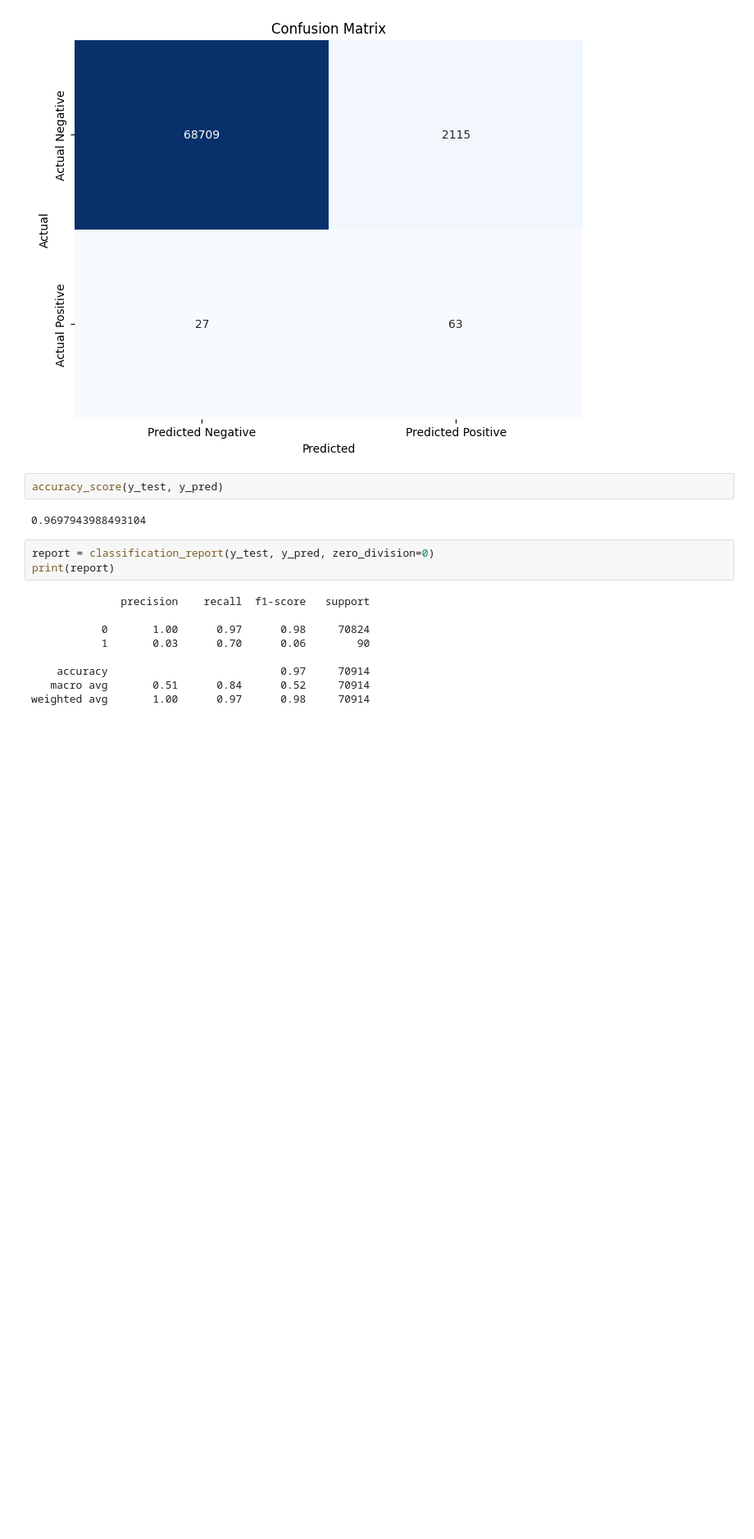
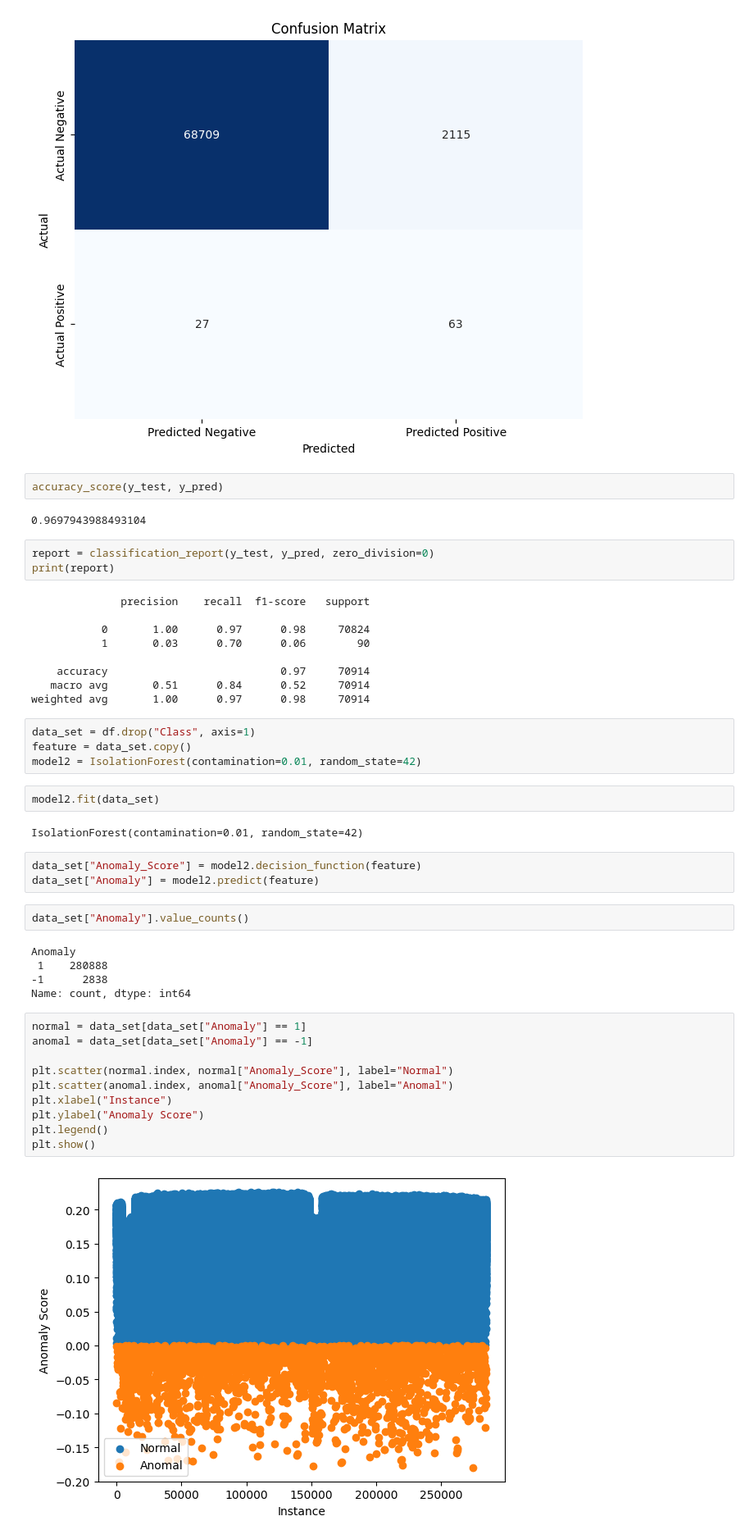
Before and after one commit to codeboyz12/data_science_cv, a Jupyter notebook: fraud_detection/creditcard_fraud.ipynb, the cells around one changed output. Shown at 82% size. Drawn from its saved outputs; the diff is of its cells as text; blank space fills up the shorter version.

Commit message:
Model two trying to done blinded detection without labeled data

```diff
--- a/fraud_detection/creditcard_fraud.ipynb
+++ b/fraud_detection/creditcard_fraud.ipynb
@@ -160,3 +160,33 @@ print(report)
     accuracy                           0.97     70914
    macro avg       0.51      0.84      0.52     70914
 weighted avg       1.00      0.97      0.98     70914
+# %%
+data_set = df.drop("Class", axis=1)
+feature = data_set.copy()
+model2 = IsolationForest(contamination=0.01, random_state=42)
+# %%
+model2.fit(data_set)
+# %% [output]
+IsolationForest(contamination=0.01, random_state=42)
+# %%
+data_set["Anomaly_Score"] = model2.decision_function(feature)
+data_set["Anomaly"] = model2.predict(feature)
+# %%
+data_set["Anomaly"].value_counts()
+# %% [output]
+Anomaly
+ 1    280888
+-1      2838
+Name: count, dtype: int64
+# %%
+normal = data_set[data_set["Anomaly"] == 1]
+anomal = data_set[data_set["Anomaly"] == -1]
+
+plt.scatter(normal.index, normal["Anomaly_Score"], label="Normal")
+plt.scatter(anomal.index, anomal["Anomaly_Score"], label="Anomal")
+plt.xlabel("Instance")
+plt.ylabel("Anomaly Score")
+plt.legend()
+plt.show()
+# %% [output]
+[figure, added]
```
Also changed, not shown: 1 other file.
